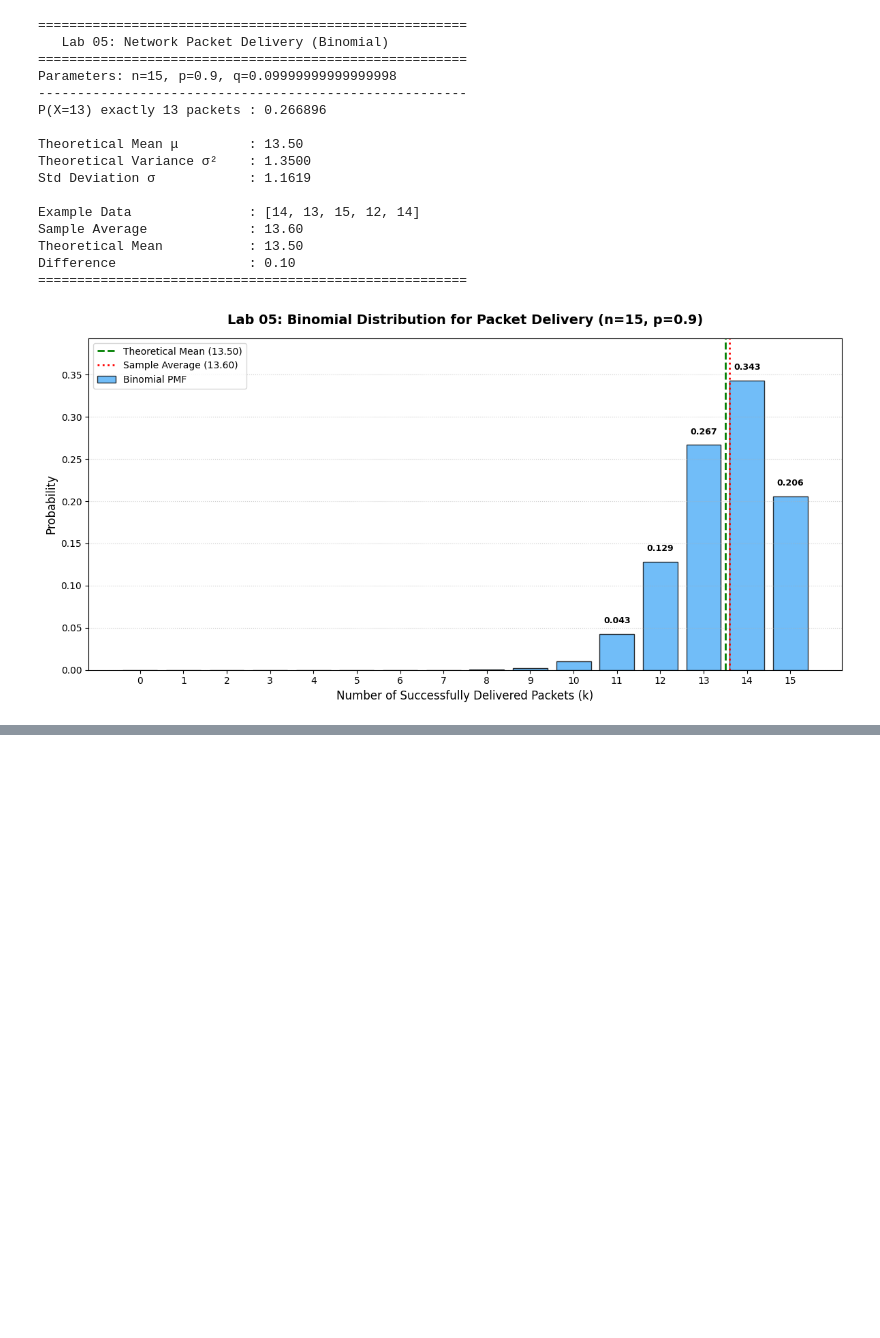
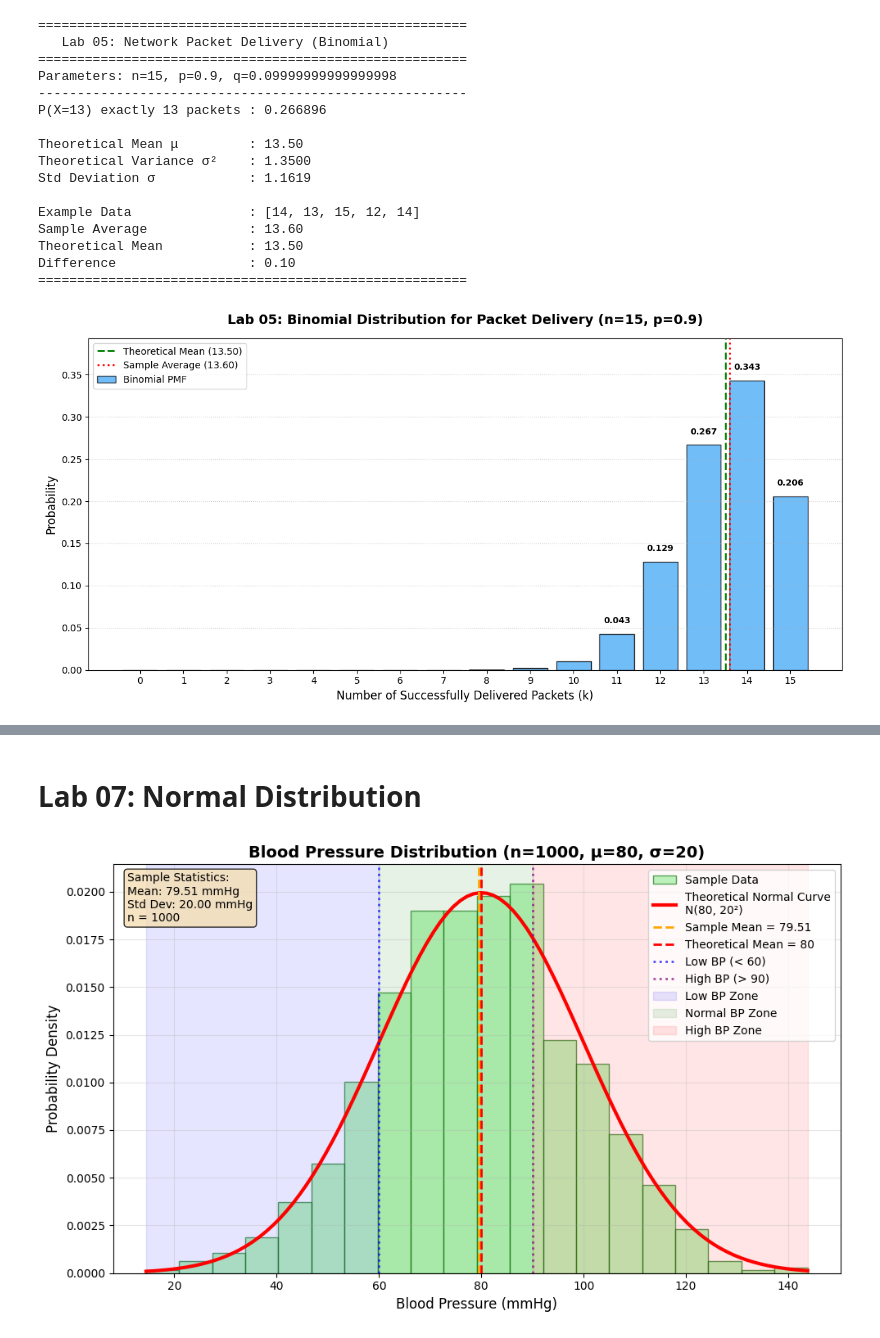
Before and after one commit to HM-Mahibullah/ComputerVision, a Jupyter notebook: Labproblem.ipynb, the cells around one changed output, grey strips where cells are left out. Cells and saved outputs as stored; diff of their text form; code cells hidden in the pictures; blank space fills up the shorter version.

```diff
--- a/Labproblem.ipynb
+++ b/Labproblem.ipynb
@@ -537,0 +593,64 @@ Difference                 : 0.10
+# %% [markdown]
+# Lab 07: Normal Distribution
+# %%
+# Lab 07: Normal Distribution - Blood Pressure Only
+import random
+import math
+import matplotlib.pyplot as plt
+import numpy as np
+
+def normal_sample(mean, std):
+    u1 = random.random()
+    u2 = random.random()
+    z = math.sqrt(-2 * math.log(u1)) * math.cos(2 * math.pi * u2)
+    return mean + std * z
+
+def normal_simulation():
+    # Generate Blood Pressure samples
+    bp_samples = [normal_sample(80, 20) for _ in range(1000)]
+    bp_mean = sum(bp_samples) / len(bp_samples)
+
+    # Create single graph for Blood Pressure
+    fig, ax = plt.subplots(figsize=(10, 6))
+
+    # Create histogram
+    ax.hist(bp_samples, bins=20, alpha=0.6, color='lightgreen', edgecolor='darkgreen', density=True, label='Sample Data')
+
+    # Add theoretical normal curve
+    x = np.linspace(min(bp_samples), max(bp_samples), 100)
+    y = (1/(20 * math.sqrt(2 * math.pi))) * np.exp(-0.5 * ((x - 80)/20)**2)
+    ax.plot(x, y, 'r-', linewidth=3, label='Theoretical Normal Curve\nN(80, 20²)')
+
+    # Add statistics lines
+    ax.axvline(bp_mean, color='orange', linestyle='--', linewidth=2, label=f'Sample Mean = {bp_mean:.2f}')
+    ax.axvline(80, color='red', linestyle='--', linewidth=2, label='Theoretical Mean = 80')
+
+    # Add reference lines for normal BP ranges
+    ax.axvline(60, color='blue', linestyle=':', alpha=0.7, linewidth=2, label='Low BP (< 60)')
+    ax.axvline(90, color='purple', linestyle=':', alpha=0.7, linewidth=2, label='High BP (> 90)')
+
+    # Add shaded regions for BP categories
+    ax.axvspan(min(bp_samples), 60, alpha=0.1, color='blue', label='Low BP Zone')
+    ax.axvspan(60, 90, alpha=0.1, color='green', label='Normal BP Zone')
+    ax.axvspan(90, max(bp_samples), alpha=0.1, color='red', label='High BP Zone')
+
+    ax.set_xlabel('Blood Pressure (mmHg)', fontsize=12)
+    ax.set_ylabel('Probability Density', fontsize=12)
+    ax.set_title('Blood Pressure Distribution (n=1000, μ=80, σ=20)', fontsize=14, fontweight='bold')
+    ax.legend(loc='upper right')
+    ax.grid(True, alpha=0.3)
+
+    # Add statistical summary on the graph
+    stats_text = f'Sample Statistics:\nMean: {bp_mean:.2f} mmHg\nStd Dev: {20:.2f} mmHg\nn = {len(bp_samples)}'
+    ax.text(0.02, 0.98, stats_text, transform=ax.transAxes,
+             verticalalignment='top',
+             bbox=dict(boxstyle='round', facecolor='wheat', alpha=0.8))
+
+    plt.tight_layout()
+    plt.show()
+
+# Set seed for reproducibility
+random.seed(42)
+normal_simulation()
+# %% [output]
+[figure, added]
```
Also changed, not shown: parts of 2 cells of this notebook.
